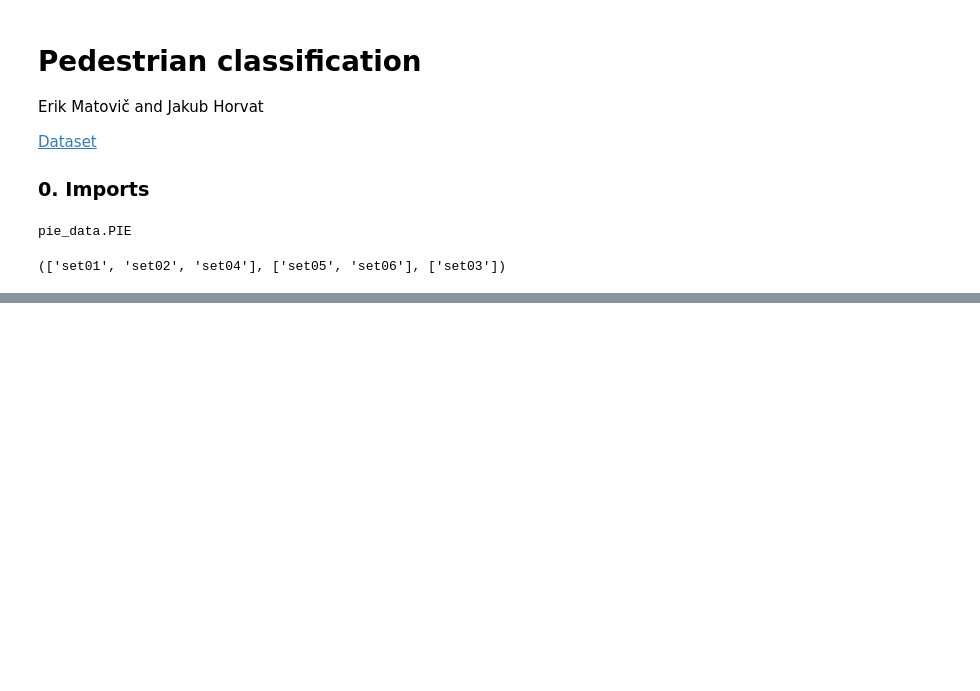
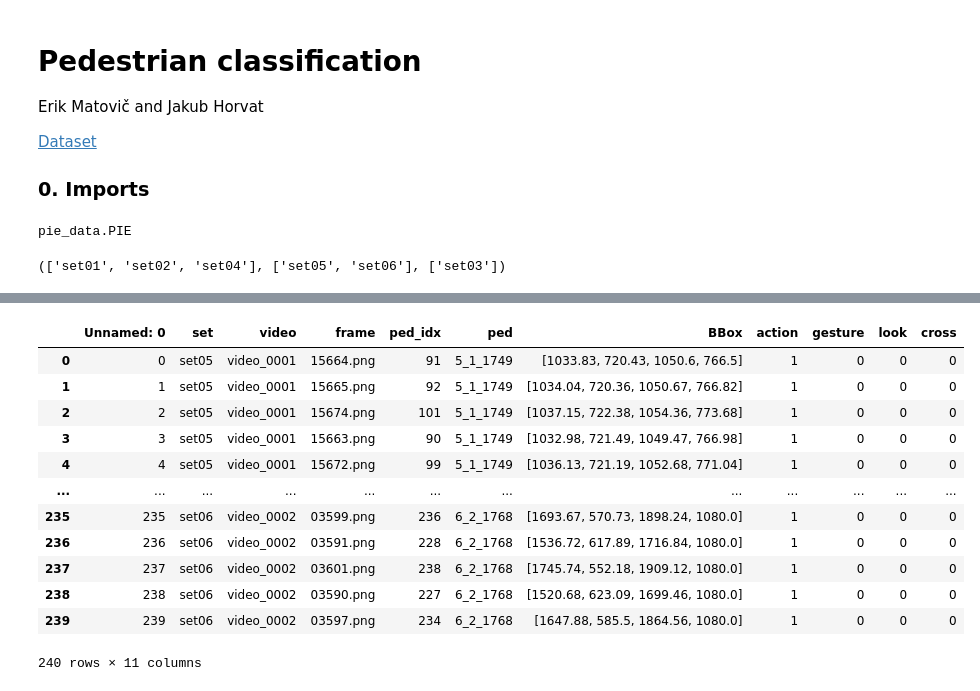
Before and after one commit to Matovic/pedestrian-classification, a Jupyter notebook: src/data_preprocessing.ipynb, the cells around one changed output, grey strips where cells are left out. Cells and saved outputs as stored; diff of their text form; code cells hidden in the pictures; blank space fills up the shorter version.

```diff
--- a/src/data_preprocessing.ipynb
+++ b/src/data_preprocessing.ipynb
@@ -285,0 +197,17 @@ Error:
+# %%
+df_val = pd.read_csv('../val_annotations.csv')
+df_val
+# %% [output]
+|  | Unnamed: 0 | set | video | frame | ped_idx | ped | BBox | action | gesture | look | cross |
+| 0 | 0 | set05 | video_0001 | 15664.png | 91 | 5_1_1749 | [1033.83, 720.43, 1050.6, 766.5] | 1 | 0 | 0 | 0 |
+| 1 | 1 | set05 | video_0001 | 15665.png | 92 | 5_1_1749 | [1034.04, 720.36, 1050.67, 766.82] | 1 | 0 | 0 | 0 |
+| 2 | 2 | set05 | video_0001 | 15674.png | 101 | 5_1_1749 | [1037.15, 722.38, 1054.36, 773.68] | 1 | 0 | 0 | 0 |
+| 3 | 3 | set05 | video_0001 | 15663.png | 90 | 5_1_1749 | [1032.98, 721.49, 1049.47, 766.98] | 1 | 0 | 0 | 0 |
+| 4 | 4 | set05 | video_0001 | 15672.png | 99 | 5_1_1749 | [1036.13, 721.19, 1052.68, 771.04] | 1 | 0 | 0 | 0 |
+| ... | ... | ... | ... | ... | ... | ... | ... | ... | ... | ... | ... |
+| 235 | 235 | set06 | video_0002 | 03599.png | 236 | 6_2_1768 | [1693.67, 570.73, 1898.24, 1080.0] | 1 | 0 | 0 | 0 |
+| 236 | 236 | set06 | video_0002 | 03591.png | 228 | 6_2_1768 | [1536.72, 617.89, 1716.84, 1080.0] | 1 | 0 | 0 | 0 |
+| 237 | 237 | set06 | video_0002 | 03601.png | 238 | 6_2_1768 | [1745.74, 552.18, 1909.12, 1080.0] | 1 | 0 | 0 | 0 |
+| 238 | 238 | set06 | video_0002 | 03590.png | 227 | 6_2_1768 | [1520.68, 623.09, 1699.46, 1080.0] | 1 | 0 | 0 | 0 |
+| 239 | 239 | set06 | video_0002 | 03597.png | 234 | 6_2_1768 | [1647.88, 585.5, 1864.56, 1080.0] | 1 | 0 | 0 | 0 |
+240 rows × 11 columns
```
Also changed, not shown: parts of 16 cells of this notebook.
